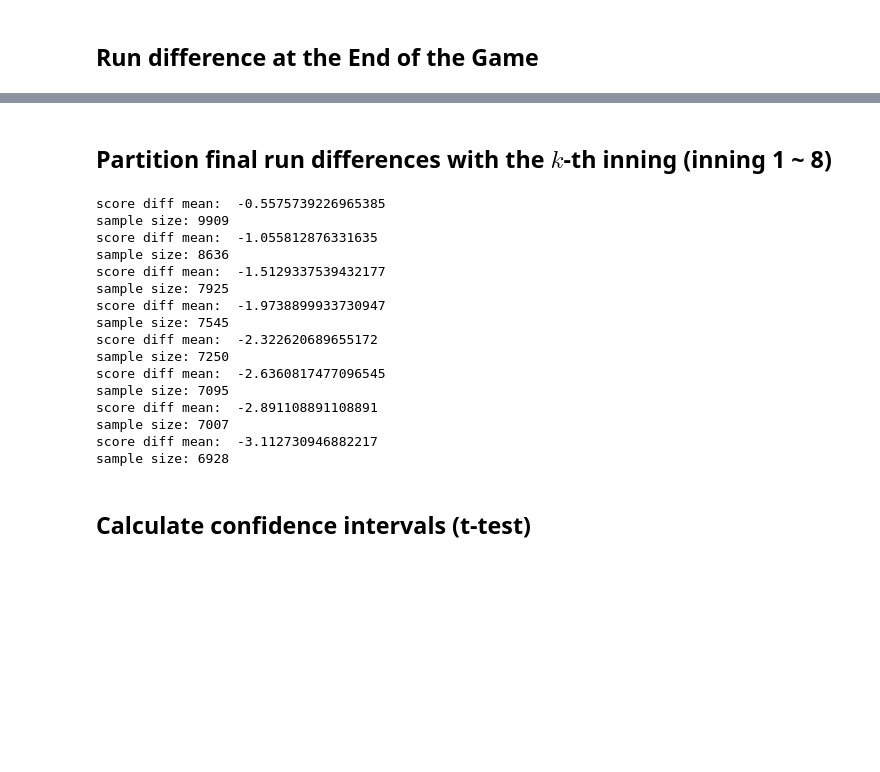
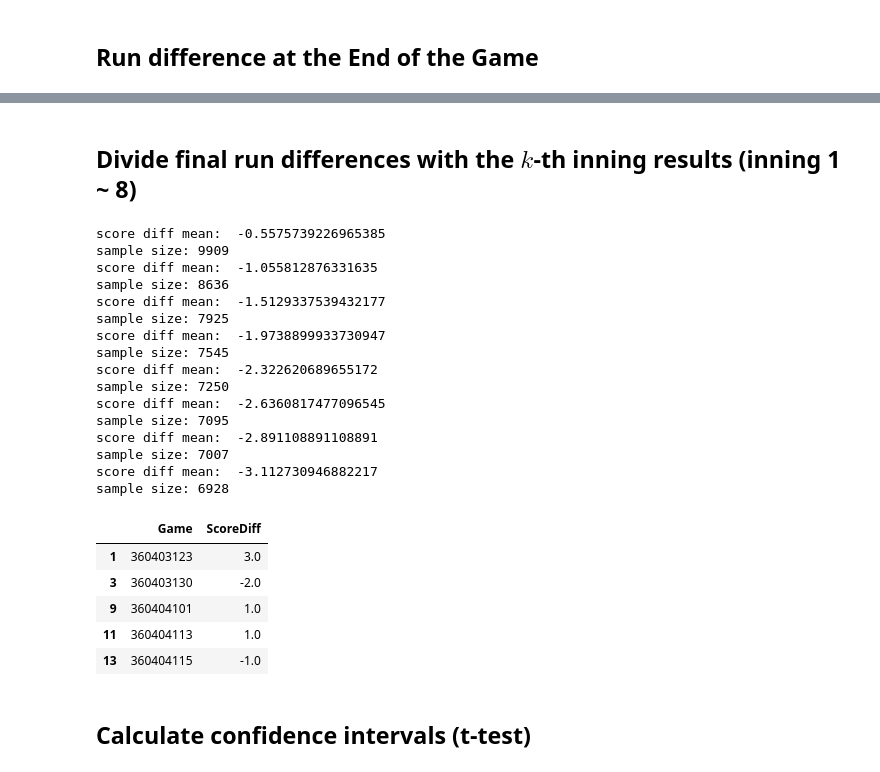
Before and after one commit to lbwei1016/Statistics-2024, a Jupyter notebook: descriptive_analysis.ipynb, the cells around one changed output, grey strips where cells are left out. Cells and saved outputs as stored; diff of their text form; code cells hidden in the pictures; blank space fills up the shorter version.

```diff
--- a/descriptive_analysis.ipynb
+++ b/descriptive_analysis.ipynb
@@ -169,32 +155,40 @@ ScoreDiff
 Name: count, dtype: int64
 [figure]
 # %% [markdown]
-## Partition final run differences with the $k$-th inning (inning 1 ~ 8)
+## Divide final run differences with the $k$-th inning results (inning 1 ~ 8)
 # %%
 score_diff_data_set = []
 for i in range(8):
     score_diff_data_set.append(ScoreDiff_data[ScoreDiff_data['Game'].isin(neg_diff_data_list[i]['Game'])])
     score_diff_mean = score_diff_data_set[i]['ScoreDiff'].mean()
     # print(score_diff_data_set[i])
     print('score diff mean: ', score_diff_mean)
     print('sample size:', score_diff_data_set[i].shape[0])
+
+score_diff_data_set[0].head(5)
 # %% [output]
 score diff mean:  -0.5575739226965385
 sample size: 9909
 score diff mean:  -1.055812876331635
 sample size: 8636
 score diff mean:  -1.5129337539432177
 sample size: 7925
 score diff mean:  -1.9738899933730947
 sample size: 7545
 score diff mean:  -2.322620689655172
 sample size: 7250
 score diff mean:  -2.6360817477096545
 sample size: 7095
 score diff mean:  -2.891108891108891
 sample size: 7007
 score diff mean:  -3.112730946882217
 sample size: 6928
+|  | Game | ScoreDiff |
+| 1 | 360403123 | 3.0 |
+| 3 | 360403130 | -2.0 |
+| 9 | 360404101 | 1.0 |
+| 11 | 360404113 | 1.0 |
+| 13 | 360404115 | -1.0 |
 # %% [markdown]
 ## Calculate confidence intervals (t-test)
 # %%
```
Also changed, not shown: parts of 8 cells of this notebook.
